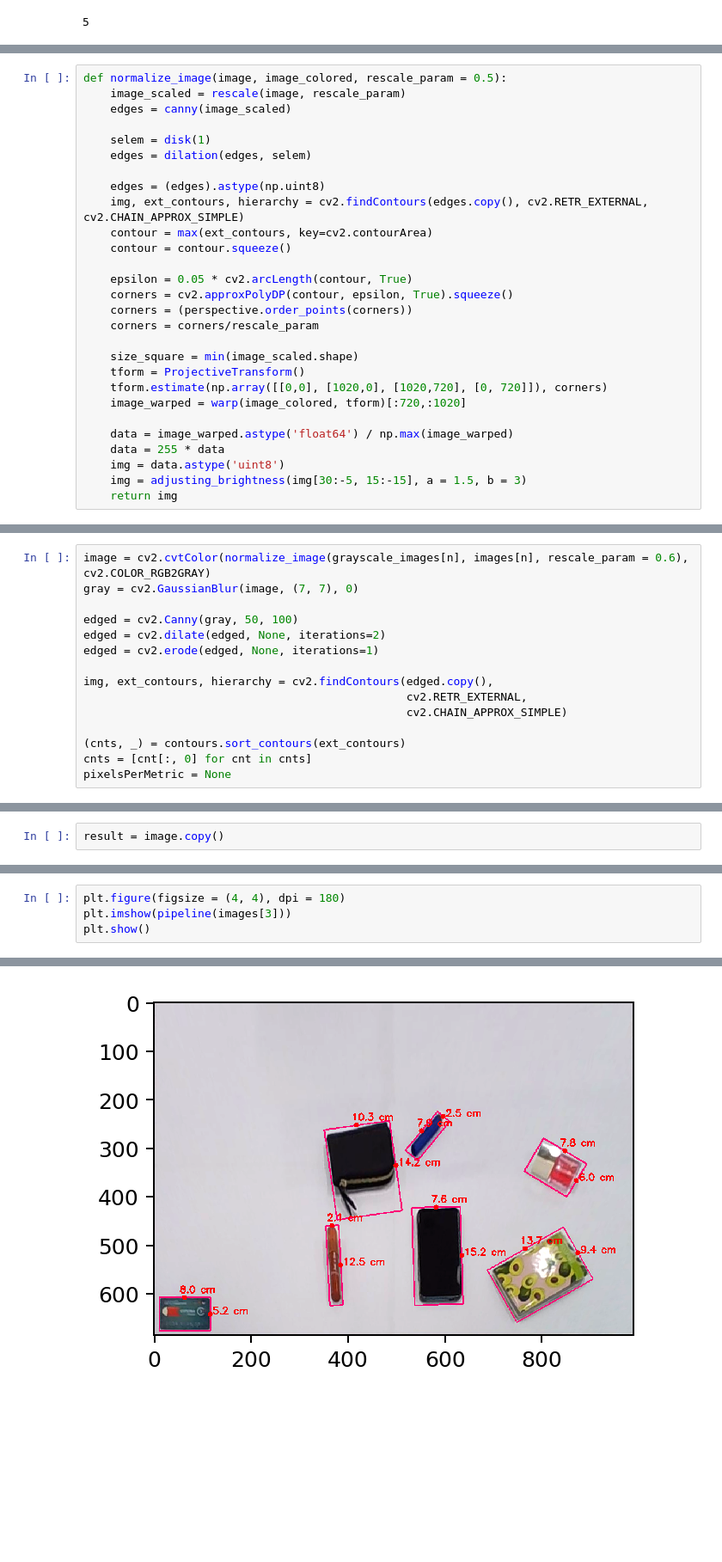
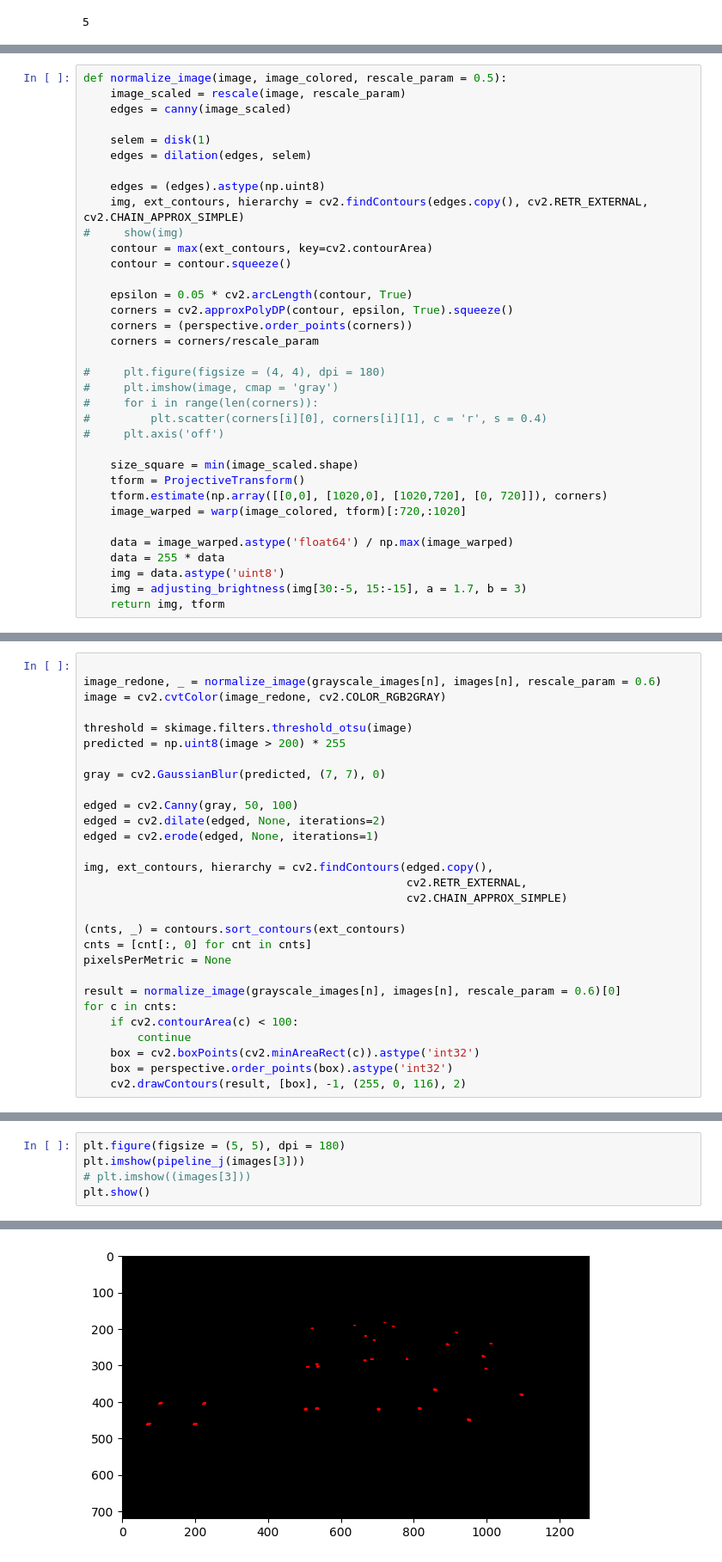
Before and after one commit to Anton-31-96/object-linear-size, a Jupyter notebook: project.ipynb, the cells around one changed output, grey strips where cells are left out. Shown at 86% size. Saved outputs shown, nothing was run; the diff lists cells and outputs as text; blank space fills up the shorter version.

```diff
--- a/project.ipynb
+++ b/project.ipynb
@@ -57,6 +144,7 @@ def normalize_image(image, image_colored, rescale_param = 0.5):
 
     edges = (edges).astype(np.uint8)
     img, ext_contours, hierarchy = cv2.findContours(edges.copy(), cv2.RETR_EXTERNAL, cv2.CHAIN_APPROX_SIMPLE)
+#     show(img)
     contour = max(ext_contours, key=cv2.contourArea)
     contour = contour.squeeze()
 
@@ -64,6 +152,12 @@ def normalize_image(image, image_colored, rescale_param = 0.5):
     corners = cv2.approxPolyDP(contour, epsilon, True).squeeze()
     corners = (perspective.order_points(corners))
     corners = corners/rescale_param
+
+#     plt.figure(figsize = (4, 4), dpi = 180)
+#     plt.imshow(image, cmap = 'gray')
+#     for i in range(len(corners)):
+#         plt.scatter(corners[i][0], corners[i][1], c = 'r', s = 0.4)
+#     plt.axis('off')
 
     size_square = min(image_scaled.shape)
     tform = ProjectiveTransform()
@@ -73,7 +167,7 @@ def normalize_image(image, image_colored, rescale_param = 0.5):
     data = image_warped.astype('float64') / np.max(image_warped)
     data = 255 * data
     img = data.astype('uint8')
-    img = adjusting_brightness(img[30:-5, 15:-15], a = 1.5, b = 3)
-    return img
+    img = adjusting_brightness(img[30:-5, 15:-15], a = 1.7, b = 3)
+    return img, tform
 # %%
 n = 3
@@ -85,6 +181,12 @@ show(image_redone)
 # %%
-image = cv2.cvtColor(normalize_image(grayscale_images[n], images[n], rescale_param = 0.6), cv2.COLOR_RGB2GRAY)
-gray = cv2.GaussianBlur(image, (7, 7), 0)
+
+image_redone, _ = normalize_image(grayscale_images[n], images[n], rescale_param = 0.6)
+image = cv2.cvtColor(image_redone, cv2.COLOR_RGB2GRAY)
+
+threshold = skimage.filters.threshold_otsu(image)
+predicted = np.uint8(image > 200) * 255
+
+gray = cv2.GaussianBlur(predicted, (7, 7), 0)
 
 edged = cv2.Canny(gray, 50, 100)
 edged = cv2.dilate(edged, None, iterations=2)
@@ -97,6 +199,14 @@ img, ext_contours, hierarchy = cv2.findContours(edged.copy(),
 (cnts, _) = contours.sort_contours(ext_contours)
 cnts = [cnt[:, 0] for cnt in cnts]
 pixelsPerMetric = None
+
+result = normalize_image(grayscale_images[n], images[n], rescale_param = 0.6)[0]
+for c in cnts:
+    if cv2.contourArea(c) < 100:
+        continue
+    box = cv2.boxPoints(cv2.minAreaRect(c)).astype('int32')
+    box = perspective.order_points(box).astype('int32')
+    cv2.drawContours(result, [box], -1, (255, 0, 116), 2)
 # %%
 show(img)
 # %% [output]
@@ -111,3 +221 @@ for i in range(len(cnts)):
-# %%
-result = image.copy()
 # %%
@@ -210,5 +373,6 @@ def pipeline(original):
 # %%
-plt.figure(figsize = (4, 4), dpi = 180)
-plt.imshow(pipeline(images[3]))
+plt.figure(figsize = (5, 5), dpi = 180)
+plt.imshow(pipeline_j(images[3]))
+# plt.imshow((images[3]))
 plt.show()
 # %% [output]
@@ -215 +380 @@ plt.show()
-[figure, old version]
+[figure, new version]
```
Also changed, not shown: parts of 36 cells of this notebook, 1 other file.
